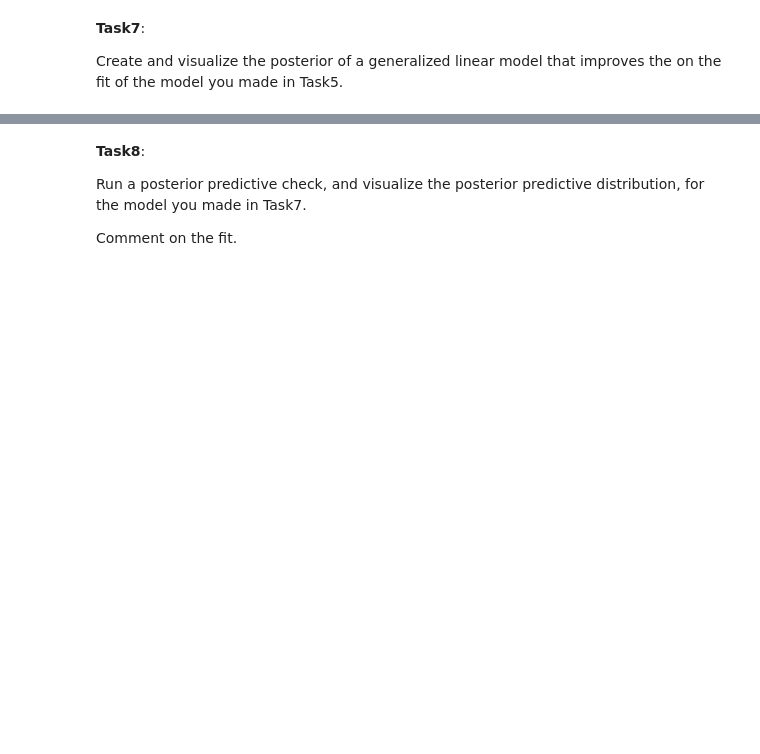
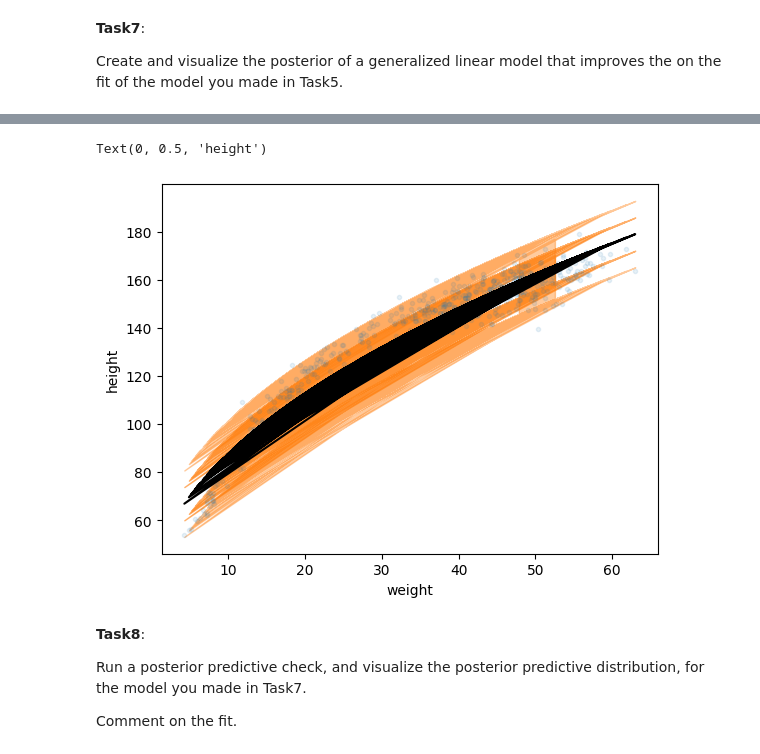
Before and after one commit to blortle-dev/data-science-lasa, a Jupyter notebook: Unit 5/Unit5ExercisesSF.ipynb, the cells around one changed output, grey strips where cells are left out. Saved outputs shown, nothing was run; the diff lists cells and outputs as text; code cells hidden in the pictures; blank space fills up the shorter version.

```diff
--- a/Unit 5/Unit5ExercisesSF.ipynb
+++ b/Unit 5/Unit5ExercisesSF.ipynb
@@ -223,0 +325,19 @@ Create and visualize the posterior of a generalized linear model that improves t
+# %%
+# Stolen from Unit 5 Notes AK
+
+with pm.Model() as model_sqrthow:
+
+    #priors for our mean line
+    α = pm.Normal("α", sigma=10)
+    β = pm.Normal("β", sigma=10)
+
+    #mean line
+    μ = pm.Deterministic("μ", α + β * pm.math.sqrt(howell.weight))
+
+    #prior for standard deviation
+    σ = pm.HalfNormal("σ", sigma = 10)
+
+    #normal likelihood
+    y_pred = pm.Normal("y_pred", mu=μ, sigma=σ, observed=howell.height)
+
+    idata_sqrthow = pm.sample()
@@ -224,3 +349,26 @@ Create and visualize the posterior of a generalized linear model that improves t
+# %%
+# Also stolen from Unit 5 Notes AK
+
+#plots the posterior
+
+_, ax = plt.subplots()
+
+ax.plot(howell.weight, howell.height, "C0.", alpha=0.1)
+
+posterior_sqrthow = az.extract(idata_sqrthow)
+
+μ_m = posterior_sqrthow["μ"].mean("sample").values
+σ_m = posterior_sqrthow["σ"].mean("sample").values
+
+ax.plot(howell.weight, μ_m, c="k")
+ax.fill_between(howell.weight, μ_m + 1 * σ_m, μ_m - 1 * σ_m, alpha=0.6, color="C1")
+ax.fill_between(howell.weight, μ_m + 2 * σ_m, μ_m - 2 * σ_m, alpha=0.4, color="C1")
+
+ax.set_xlabel("weight")
+ax.set_ylabel("height")
+# %% [output]
+Text(0, 0.5, 'height')
+[figure, added]
 # %% [markdown]
 **Task8**:
 
```
Also changed, not shown: parts of 15 cells of this notebook.
